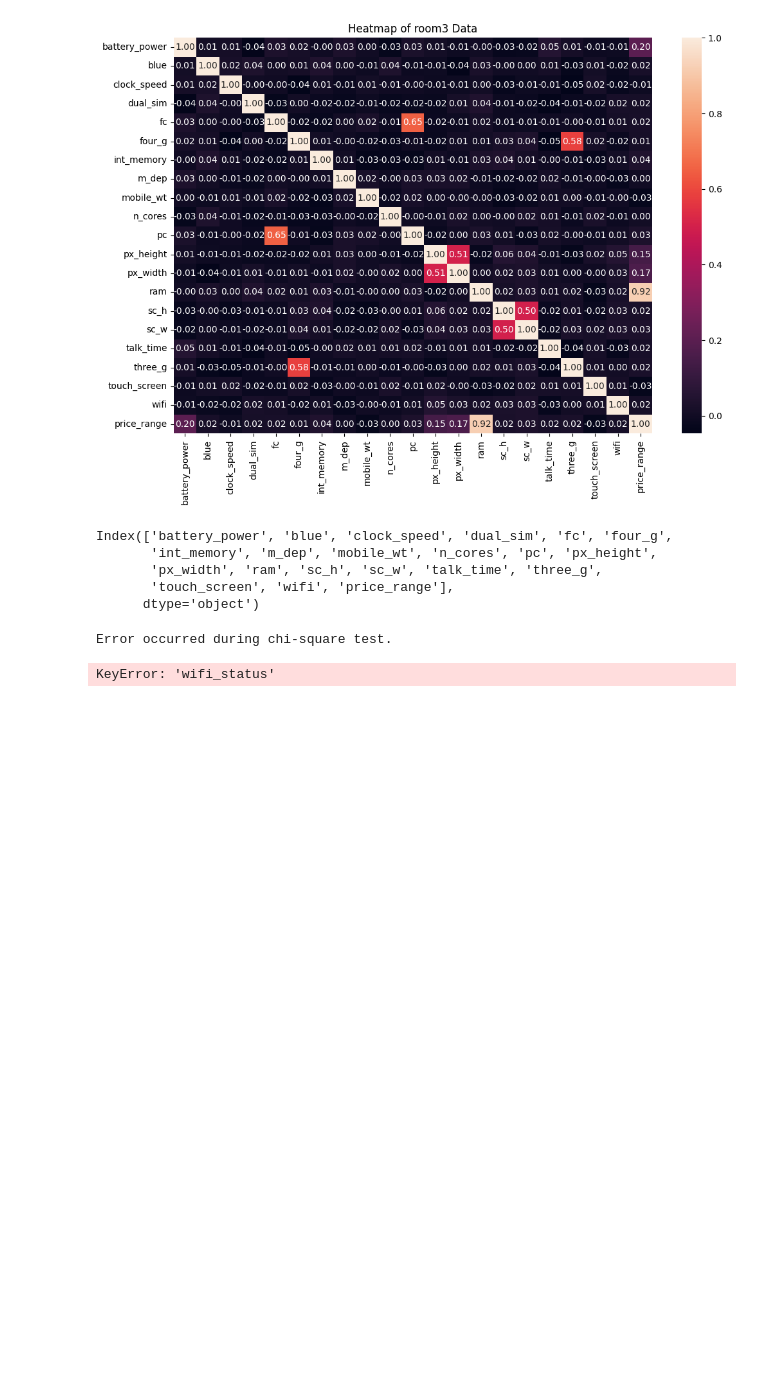
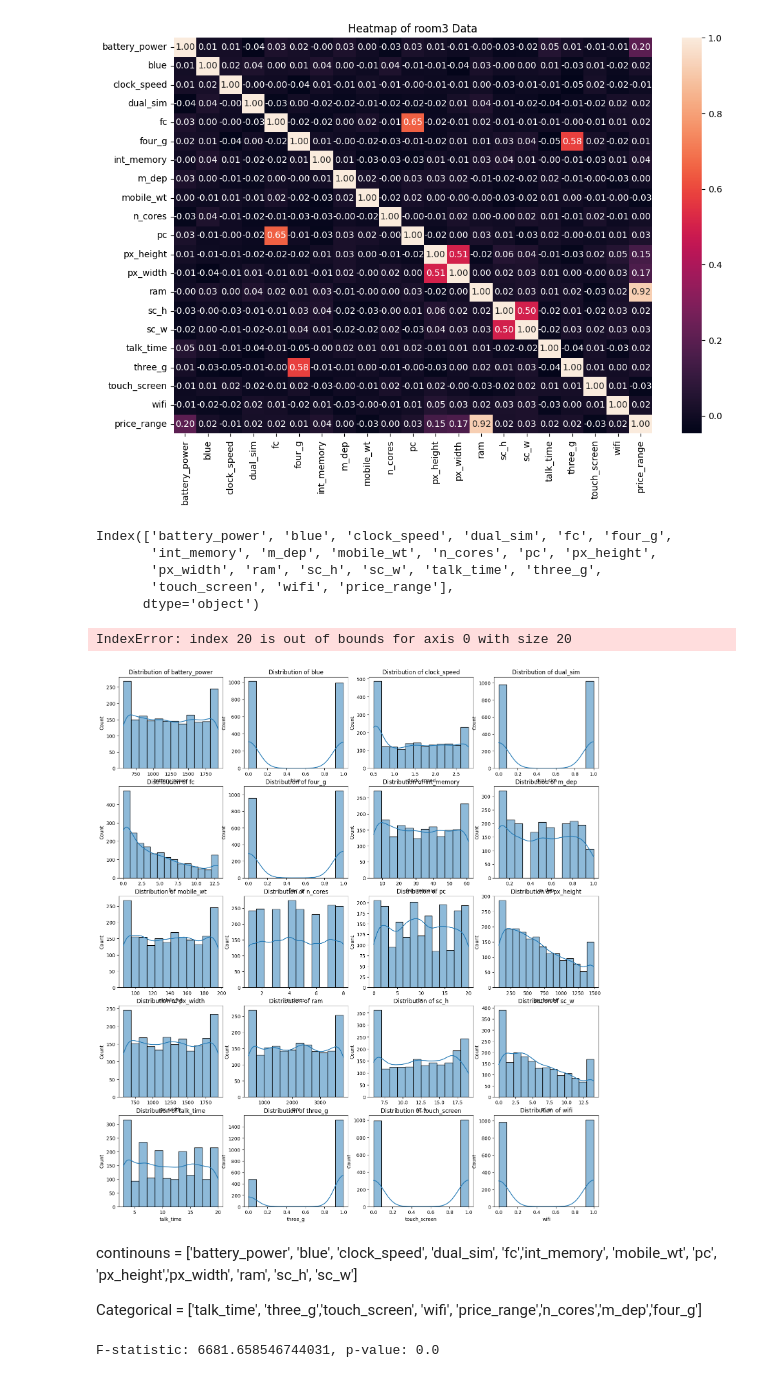
Before and after one commit to kent-debug/train--and-test-data, a Jupyter notebook: room3.ipynb, the cells around one changed output. Cells and saved outputs as stored; diff of their text form; code cells hidden in the pictures; blank space fills up the shorter version.

```diff
--- a/room3.ipynb
+++ b/room3.ipynb
@@ -147,32 +147,3 @@ Index(['battery_power', 'blue', 'clock_speed', 'dual_sim', 'fc', 'four_g',
        'px_width', 'ram', 'sc_h', 'sc_w', 'talk_time', 'three_g',
        'touch_screen', 'wifi', 'price_range'],
       dtype='object')
-# %%
-import pandas as pd
-from scipy.stats import chi2_contingency  # For categorical data comparison
-
-# Assuming your DataFrame is called 'train_data'
-
-try:
-  # Option 1: Check for contingency table with less than two categories
-  contingency_table = pd.crosstab(train_data['battery_power'], train_data['dual_sim'])
-  if (contingency_table.shape[0] < 2) or (contingency_table.shape[1] < 2):
-    print("Chi-square test not suitable due to few categories in a variable.")
-  else:
-    # Perform chi-square test if contingency table has enough categories
-    f_stat, p_value = chi2_contingency(contingency_table)
-    print(f"Chi-Square statistic: {f_stat}, p-value: {p_value}")
-except ValueError:  # Handle potential other ValueError cases, including too many values to unpack
-  print("Error occurred during chi-square test.")
-# %% [output]
-Error occurred during chi-square test.
-# %%
-from scipy.stats import fisher_exact
-
-# Assuming your DataFrame is called 'train_data' and your binary categorical variables are 'dual_sim' and 'wifi_status' (replace with actual name)
-contingency_table = pd.crosstab(train_data['dual_sim'], train_data['wifi_status'])
-odds_ratio, p_value = fisher_exact(contingency_table)
-
-print(f"Fisher's Exact Test - Odds Ratio: {odds_ratio}, p-value: {p_value}")
-# %% [output]
-KeyError: 'wifi_status'
@@ -201,0 +150,31 @@ model.fit(X_train_part, y_train_part)
+# %%
+
+# Set up the matplotlib figure for numerical features
+numerical_features = train_data.select_dtypes(include=['int64', 'float64']).columns
+fig, axes = plt.subplots(nrows=5, ncols=4, figsize=(18, 20))
+
+# Flatten the axes array for easy iteration
+axes = axes.flatten()
+
+# Plot histograms for each numerical feature
+for i, col in enumerate(numerical_features):
+    sns.histplot(train_data[col], ax=axes[i], kde=True)
+    axes[i].set_title(f'Distribution of {col}')
+
+plt.tight_layout()
+plt.show()
+# %% [output]
+IndexError: index 20 is out of bounds for axis 0 with size 20
+[figure, added]
+# %% [markdown]
+continouns = ['battery_power', 'blue', 'clock_speed', 'dual_sim', 'fc','int_memory', 'mobile_wt', 'pc', 'px_height','px_width', 'ram', 'sc_h', 'sc_w']
+
+Categorical = ['talk_time', 'three_g','touch_screen', 'wifi', 'price_range','n_cores','m_dep','four_g']
+# %%
+from scipy.stats import f_oneway
+
+# Assuming you have three or more columns to compare: 'group1', 'group2', 'group3'
+f_stat, p_value = f_oneway(train_data['talk_time'], train_data['touch_screen'], train_data['price_range'])
+print(f"F-statistic: {f_stat}, p-value: {p_value}")
+# %% [output]
+F-statistic: 6681.658546744031, p-value: 0.0
```
Also changed, not shown: parts of 7 cells of this notebook.
